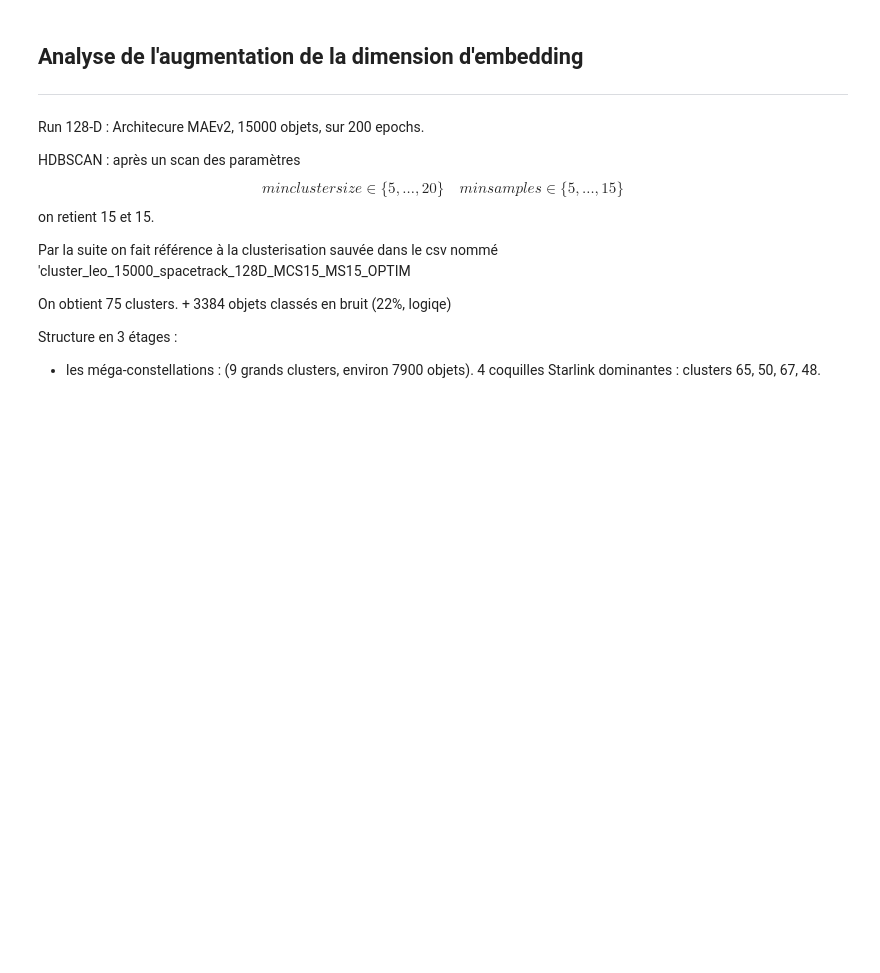
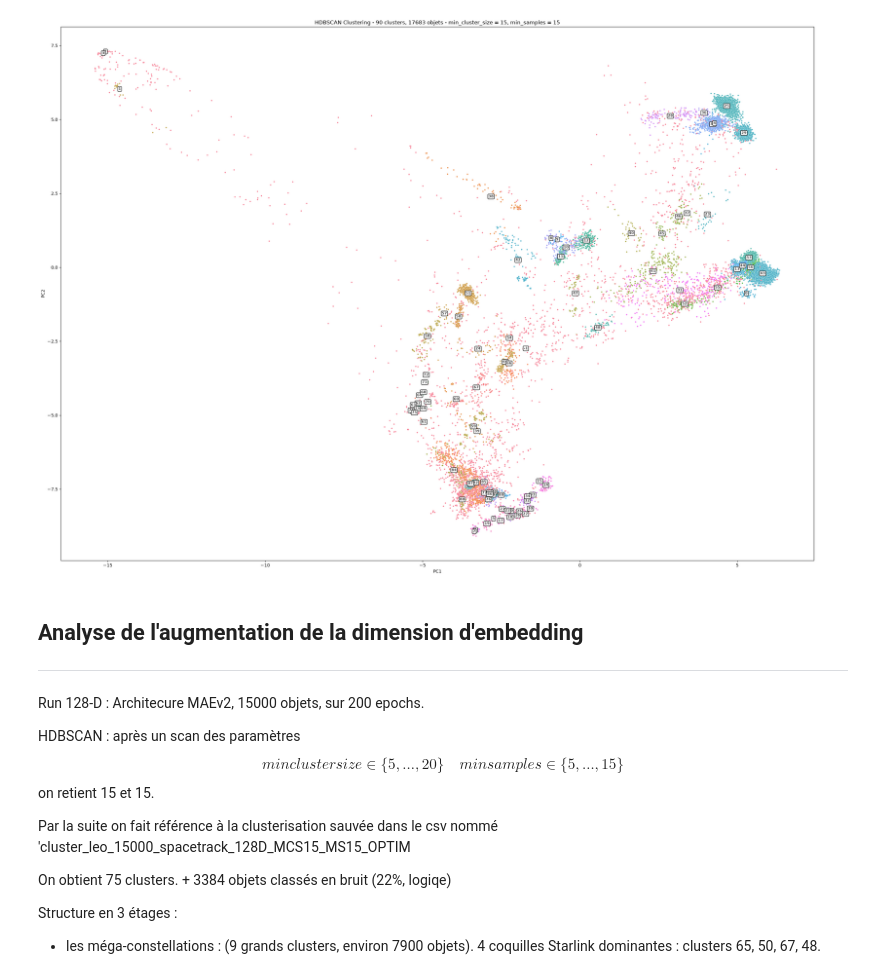
Before and after one commit to etiennechevrolat/ssa-analysis, a Jupyter notebook: src/viz/clustering_leo.ipynb, the cells around one changed output. Cells and saved outputs as stored; diff of their text form; code cells hidden in the pictures; blank space fills up the shorter version.

Commit message:
cleaned datasets pipelines

```diff
--- a/src/viz/clustering_leo.ipynb
+++ b/src/viz/clustering_leo.ipynb
@@ -53,7 +52,7 @@ missing, unexpected = backbone_MAEv1.load_state_dict(encoder_sd, strict=False) #
 # %%
 from ml.datahandler import load_spacetrack_objects, build_features
 
-def load_data_and_inference(backbone):
+def load_data_and_inference(backbone, window_size, batch_size=256):
     data_dir = Path(os.path.join(base, '..' , '..', 'data', 'raw', 'spacetrack'))
     objects = load_spacetrack_objects(data_dir)
 
@@ -65,9 +64,6 @@ def load_data_and_inference(backbone):
 
     backbone.eval()
     backbone.to(device)
-
-    window_size = 96
-    batch_size = 256
 
     out = {}
     for norad, X in per_obj.items():
@@ -88,24 +84,30 @@ def load_data_and_inference(backbone):
         if cls_representations:
             out[norad] = np.concatenate(cls_representations, axis=0).mean(axis=0)
     return out
-
-
-out_64 = load_data_and_inference(backbone_MAEv1)
 # %%
 import hdbscan
 from sklearn.preprocessing import StandardScaler
 from sklearn.decomposition import PCA
 
 ## une représentation par objet : token CLS (indice 0) moyenné sur toutes les fenêtres
-norad_ids = list(out_64.keys())
-X_obj = np.stack([out_64[n] for n in norad_ids])
-X_scaled = StandardScaler().fit_transform(X_obj)
 
-clusterer = hdbscan.HDBSCAN(min_cluster_size=20, min_samples=15)
+def scaler_and_clusters_labels(out, min_cluster_size, min_samples):
+    norad_ids = list(out.keys())
+    X_obj = np.stack([out[n] for n in norad_ids])
+    X_scaled = StandardScaler().fit_transform(X_obj)
 
-labels = clusterer.fit_predict(X_scaled)
+    clusterer = hdbscan.HDBSCAN(min_cluster_size=20, min_samples=15)
 
-n_clusters = len(set(labels))
+    labels = clusterer.fit_predict(X_scaled)
+
+    n_clusters = len(set(labels))
+    return X_scaled, labels
+
+def data_and_labels_cleaned(X_scaled, labels):
+    mask=labels!=-1
+    X_cleaned = X_scaled[mask]
+    labels_cleaned = labels[mask]
+    return X_cleaned, labels_cleaned
 # %%
 
 import matplotlib.pyplot as plt
@@ -337,0 +222,13 @@ create_cluster_csv(norad_ids, labels, name=f'15000_spacetrack_128D_MCS{min_clust
+# %%
+pretrained_model, cfg, mean, scale = load_pretrain_checkpoint('2026-08-11_14-43-36')
+backbone = create_bakcbone_vanillavit(pretrained_model,
+                                      n_features=11,
+                                      window_size=192,
+                                      patch_size=12,
+                                      embed_dim=128,
+                                      n_attn_heads=4,
+                                      n_blocks=12,
+                                      expansion_factor=4,
+                                      dropout_rate=0.0)
+
+out = load_data_and_inference(backbone, window_size=192)
@@ -338,3 +253,8 @@ create_cluster_csv(norad_ids, labels, name=f'15000_spacetrack_128D_MCS{min_clust
+# %%
+X_scaled, labels = scaler_and_clusters_labels(out, min_cluster_size=15, min_samples=15)
+viz_2d_on_clusters(X_scaled, labels, min_cluster_size=15,min_samples=15)
+# %% [output]
+[figure, added]
 # %% [markdown]
 ## Analyse de l'augmentation de la dimension d'embedding
 
```
Also changed, not shown: parts of 12 cells of this notebook, 15 other files.
